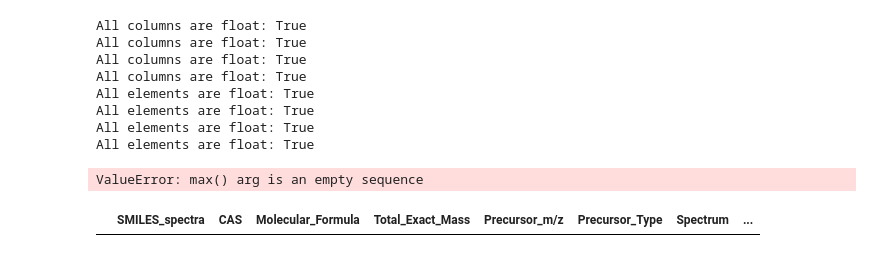
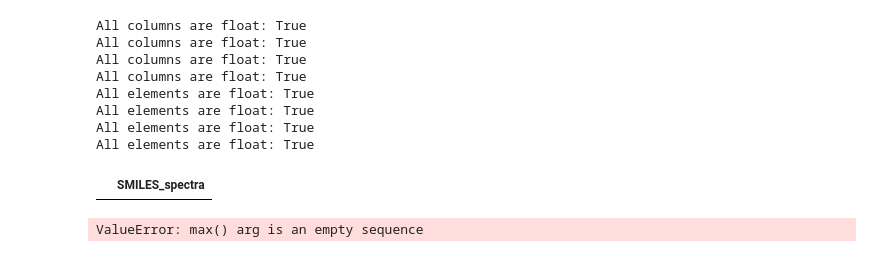
Before and after one commit to DashLLipsey/PREDICT-MIT-LL, a Jupyter notebook: Notebooks/encoder_randforest_subset_union.ipynb, the cells around one changed output. Drawn from its saved outputs; the diff is of its cells as text; code cells hidden in the pictures.

```diff
--- a/Notebooks/encoder_randforest_subset_union.ipynb
+++ b/Notebooks/encoder_randforest_subset_union.ipynb
@@ -241,6 +236,10 @@ All elements are float: True
 All elements are float: True
 All elements are float: True
 All elements are float: True
+# %%
+df3_QTOFpos_spectra.head()
+# %% [output]
+|  | SMILES_spectra |
 # %%
 # Use the binning function
 # On df3_QQpos_spectra
@@ -268,4 +266,0 @@ ValueError: max() arg is an empty sequence
-# %%
-df3_LTQOpos.head()
-# %% [output]
-|  | SMILES_spectra | CAS | Molecular_Formula | Total_Exact_Mass | Precursor_m/z | Precursor_Type | Spectrum | ... |
```
Also changed, not shown: parts of 4 cells of this notebook, 7 other files.
